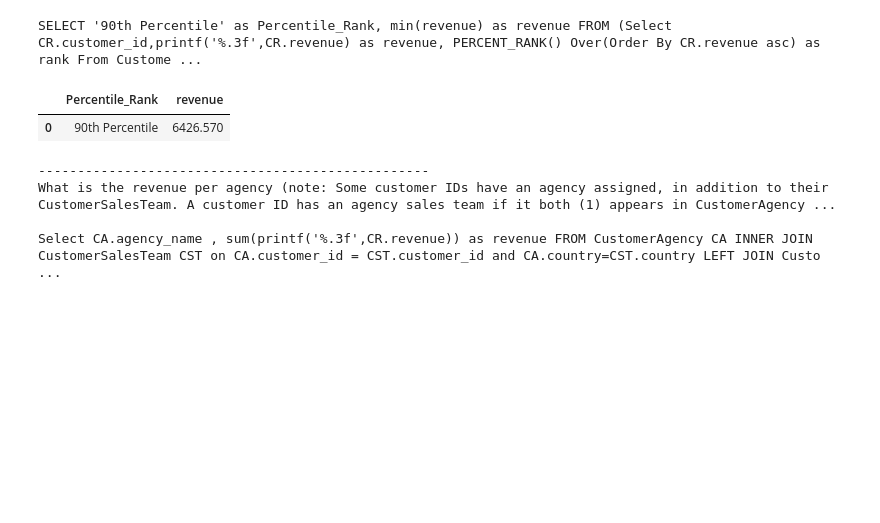
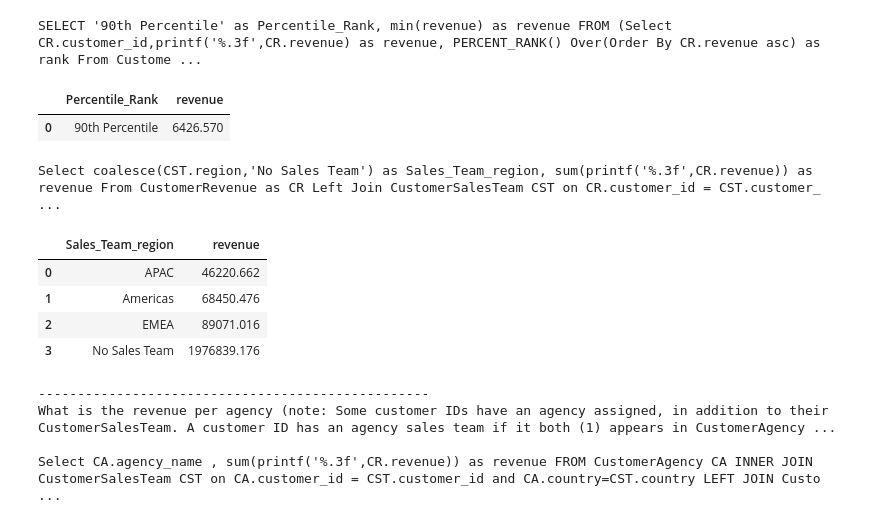
Before and after one commit to gabriwong/GSL-Interview-Results, a Jupyter notebook: Python/Google Interview File/Google Excercise-Final.ipynb, the cells around one changed output. Drawn from its saved outputs; the diff is of its cells as text; code cells hidden in the pictures; blank space fills up the shorter version.

```diff
--- a/Python/Google Interview File/Google Excercise-Final.ipynb
+++ b/Python/Google Interview File/Google Excercise-Final.ipynb
@@ -27,6 +27,22 @@ pd.read_sql_query(sql_problem_1,conn)
 SELECT '90th Percentile' as Percentile_Rank, min(revenue) as revenue FROM (Select CR.customer_id,printf('%.3f',CR.revenue) as revenue, PERCENT_RANK() Over(Order By CR.revenue asc) as rank From Custome ...
 |  | Percentile_Rank | revenue |
 | 0 | 90th Percentile | 6426.570 |
+# %%
+#header('What is the revenue by sales team region, along with revenue from accounts that have no sales team (note: Some customer IDs are assigned to a sales team in CustomerSalesTeam. Use this relationship to find your answer)?')
+sql_problem_2 = ("Select coalesce(CST.region,'No Sales Team') as Sales_Team_region, sum(printf('%.3f',CR.revenue)) as revenue "
+                 "From CustomerRevenue as CR "
+                 "Left Join CustomerSalesTeam CST on CR.customer_id = CST.customer_id "
+                 "Group by 1;").format(1, 2)
+
+print(sql_problem_2)
+pd.read_sql_query(sql_problem_2,conn)
+# %% [output]
+Select coalesce(CST.region,'No Sales Team') as Sales_Team_region, sum(printf('%.3f',CR.revenue)) as revenue From CustomerRevenue as CR Left Join CustomerSalesTeam CST on CR.customer_id = CST.customer_ ...
+|  | Sales_Team_region | revenue |
+| 0 | APAC | 46220.662 |
+| 1 | Americas | 68450.476 |
+| 2 | EMEA | 89071.016 |
+| 3 | No Sales Team | 1976839.176 |
 # %%
 header('What is the revenue per agency (note: Some customer IDs have an agency assigned, in addition to their CustomerSalesTeam. A customer ID has an agency sales team if it both (1) appears in CustomerAgency and (2) the customer ID’s country in CustomerAgency matches the customer ID’s country in CustomerSalesTeam)?')
 sql_problem_3 = ("Select CA.agency_name , sum(printf('%.3f',CR.revenue)) as revenue "
```
Also changed, not shown: parts of 3 cells of this notebook.
